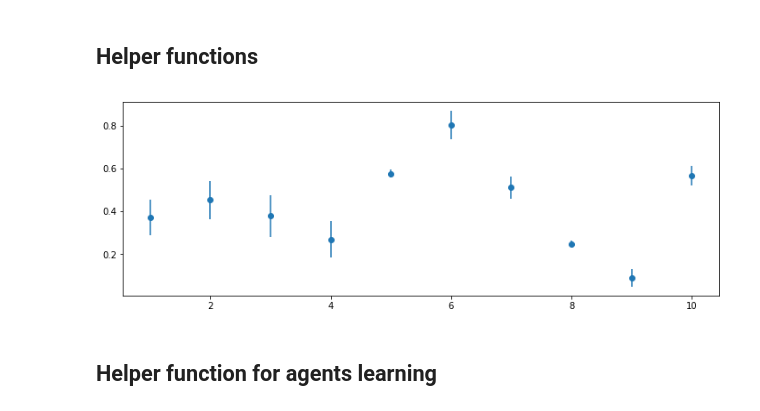
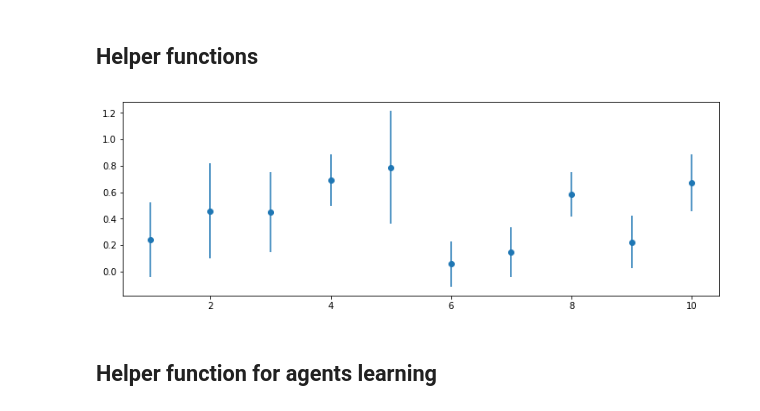
Before and after one commit to klangner/reinforcement-learning, a Jupyter notebook: notebooks/sutton/2.7 - Gradient Bandit.ipynb, the cells around one changed output. Cells and saved outputs as stored; diff of their text form; code cells hidden in the pictures.

```diff
--- a/notebooks/sutton/2.7 - Gradient Bandit.ipynb
+++ b/notebooks/sutton/2.7 - Gradient Bandit.ipynb
@@ -18,35 +18,35 @@ class Bandit:
         return np.random.normal(self.mean, self.std)
 
 
 def random_bandits(k, max_mean=1.0, max_std=0.1):
     bs = []
     for _ in range(k):
         mean = np.random.uniform(0.0, max_mean)
         std = np.random.uniform(0.0, max_std)
         bs.append(Bandit(mean, std))
     return bs
 
 
 def plot_bandits(bs):
     x = np.array(np.linspace(1, k, k))
     y = [x.mean for x in bandits]
     e = [x.std for x in bandits]
     plt.errorbar(x, y, e, linestyle='None', marker='o')
     plt.show()
 
 
 def moving_average(xs, n=100):
     cs = np.cumsum(xs, dtype=float)
     cs[n:] = cs[n:] - cs[:-n]
     return cs[n - 1:] / n
 
 
 # Sample bandits
 k = 10
-bandits = random_bandits(k)
+bandits = random_bandits(k, max_std=0.5)
 plot_bandits(bandits)
 # %% [output]
-[figure, old version]
+[figure, new version]
 # %% [markdown]
 ## Helper function for agents learning
 # %%
```
Also changed, not shown: parts of 2 cells of this notebook.
